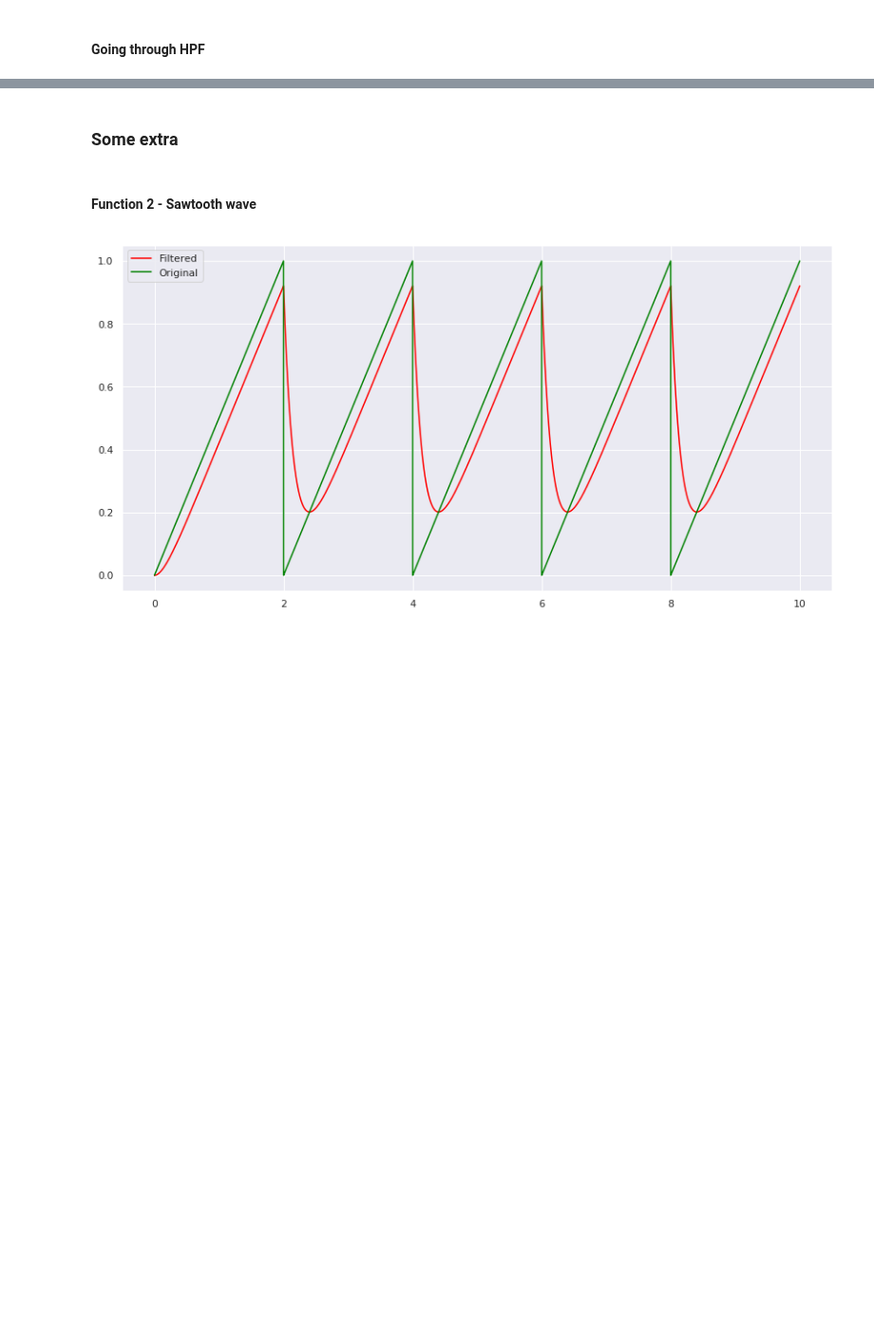
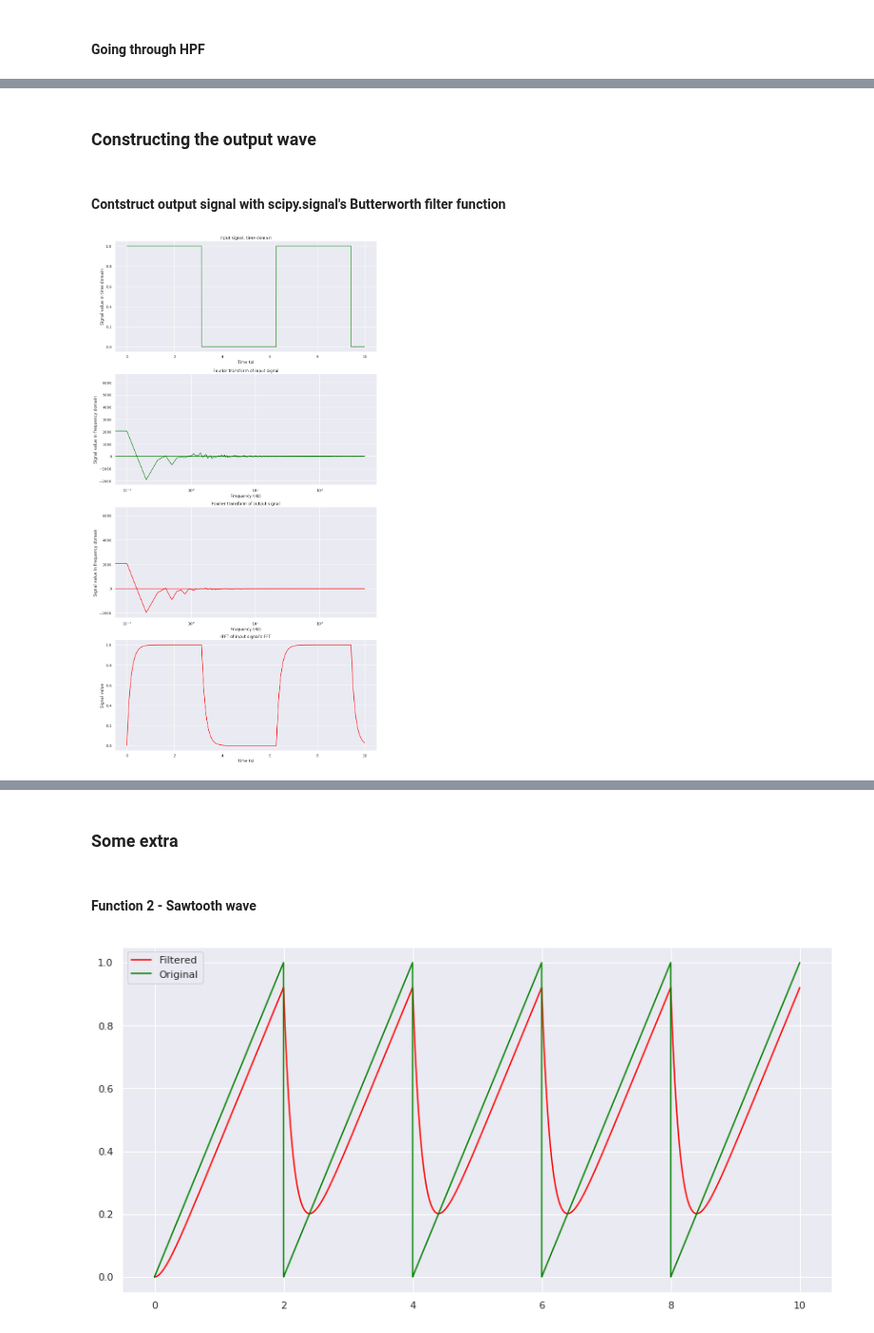
Before and after one commit to masterdesky/ELTE-signal-processing-2018, a Jupyter notebook: Assignment 3/Assignment 3.ipynb, the cells around one changed output, grey strips where cells are left out. Shown at 95% size. Saved outputs shown, nothing was run; the diff lists cells and outputs as text; code cells hidden in the pictures; blank space fills up the shorter version.

```diff
--- a/Assignment 3/Assignment 3.ipynb
+++ b/Assignment 3/Assignment 3.ipynb
@@ -394,0 +430,42 @@ plt.show()
+# %% [markdown]
+### Constructing the output wave
+# %% [markdown]
+#### Contstruct output signal with scipy.signal's Butterworth filter function
+# %%
+lpf_input_FFTd_1, lpf_in_freqs_FFTd_1 = FFT(signal_in_1_lpf, t_1)
+lpf_output_FFTd_1, lpf_out_freqs_FFTd_1 = FFT(lpf_output_1, t_1)
+
+lpf_input_IFFTd_1 = IFFT(lpf_input_FFTd_1)
+# %%
+fig_f_1_FFT_lpf, axes_f_1_FFT_lpf = plt.subplots(nrows=4, ncols=1, figsize=(14,28))
+
+axes_f_1_FFT_lpf[0].plot(lpf_time_1, signal_in_1_lpf, c="green")
+axes_f_1_FFT_lpf[1].plot(lpf_in_freqs_FFTd_1, lpf_input_FFTd_1.real, c="green")
+axes_f_1_FFT_lpf[2].plot(lpf_out_freqs_FFTd_1, lpf_output_FFTd_1.real, c="red")
+axes_f_1_FFT_lpf[3].plot(lpf_time_1, lpf_output_IFFTd_1.real, c="red")
+
+axes_f_1_FFT_lpf[0].set_title("Input signal, time domain")
+axes_f_1_FFT_lpf[0].set_xlabel("Time (s)")
+axes_f_1_FFT_lpf[0].set_ylabel("Signal value in time domain")
+
+axes_f_1_FFT_lpf[1].set_title("Fourier transform of input signal")
+axes_f_1_FFT_lpf[1].set_xlabel("Frequency (Hz)")
+axes_f_1_FFT_lpf[1].set_ylabel("Signal value in frequency domain")
+axes_f_1_FFT_lpf[1].set_xscale("log")
+#axes_f_1_FFT_lpf[1].set_yscale("log")
+#axes_f_1_FFT_lpf[1].set_ylim(-100,100)
+
+axes_f_1_FFT_lpf[2].set_title("Fourier transform of output signal")
+axes_f_1_FFT_lpf[2].set_xlabel("Frequency (Hz)")
+axes_f_1_FFT_lpf[2].set_ylabel("Signal value in frequency domain")
+axes_f_1_FFT_lpf[2].set_xscale("log")
+#axes_f_1_FFT_lpf[2].set_yscale("log")
+#axes_f_1_FFT_lpf[2].set_ylim(-100,100)
+
+axes_f_1_FFT_lpf[3].set_title("IFFT of input signal's FFT")
+axes_f_1_FFT_lpf[3].set_xlabel("Time (s)")
+axes_f_1_FFT_lpf[3].set_ylabel("Signal value")
+
+plt.show()
+# %% [output]
+[figure, added]
```
Also changed, not shown: parts of 32 cells of this notebook, 6 other files.
